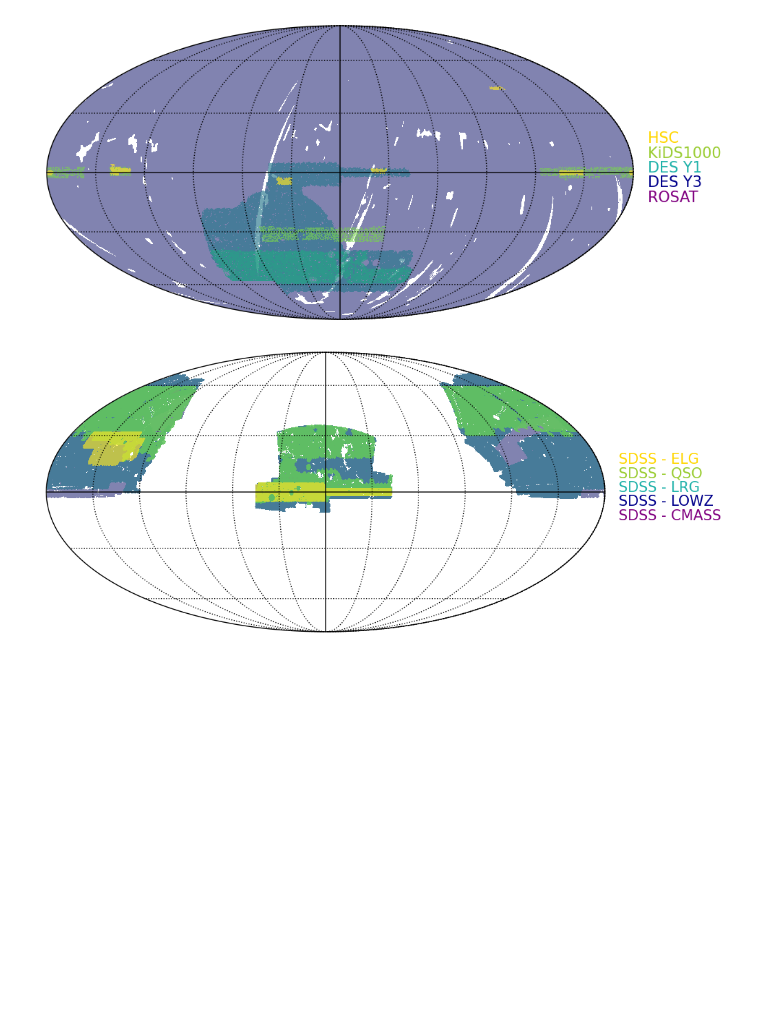
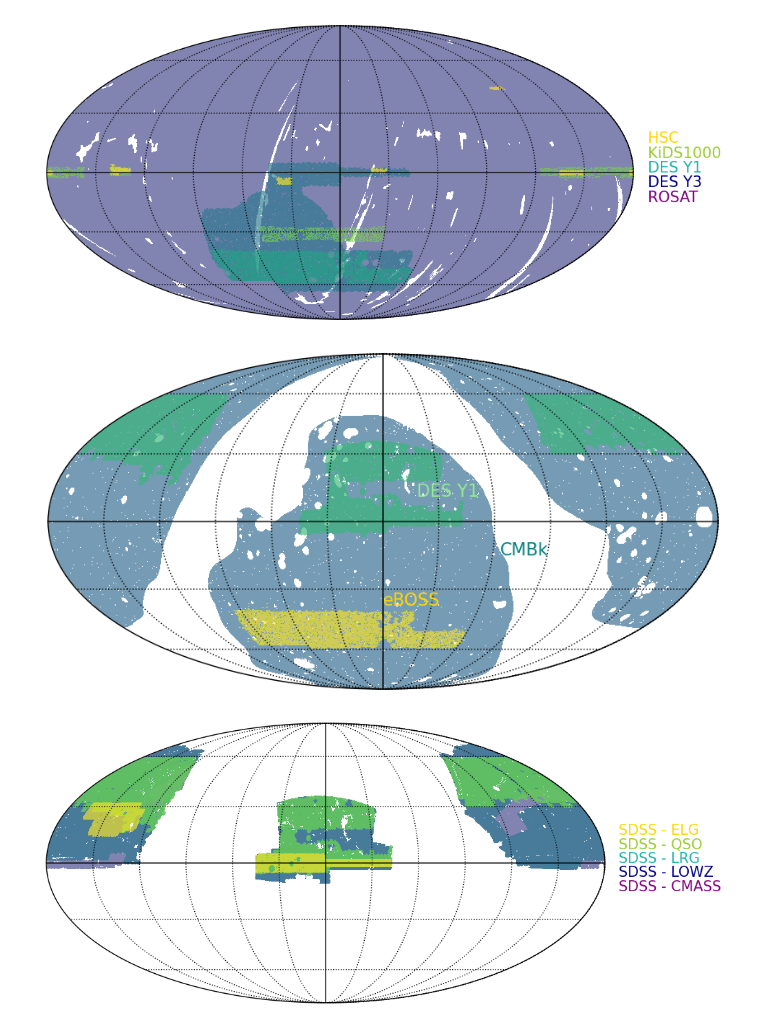
Before and after one commit to Cosmotheka/Cosmoteka_tutorials, a Jupyter notebook: tutorials/Masks.ipynb, the cells around one changed output. Cells and saved outputs as stored; diff of their text form; code cells hidden in the pictures; blank space fills up the shorter version.

```diff
--- a/tutorials/Masks.ipynb
+++ b/tutorials/Masks.ipynb
@@ -132,6 +132,31 @@ colors = ['purple', 'darkblue', "lightseagreen", 'yellowgreen', 'gold']
 plot_mollview(masks, labels, colors)
 # %% [output]
 [figure]
+# %%
+def plot_mollview2(masks, labels, colors):
+    n_masks = len(masks)
+    n_labels = len(labels)
+
+    if n_masks != n_labels:
+        print("Masks and labels have different dimensionality")
+    cbound = {'min': 0, 'max': n_masks}
+    hp.mollview(badcolor='lightgray')
+    for i in range(0, n_masks):
+        mask = scale_bin_map(masks[i], i+1)
+        hp.mollview(mask, badcolor='none',  alpha=0.66 * np.ones_like(mask),  reuse_axes=True, cbar=False, title='', **cbound)
+
+
+masks = [Planck_kappa_mask, SDSS_QSO_mask, DESY1_mask]
+labels = ["CMBk", "DES Y1", "eBOSS"]
+colors = ["teal", 'lightgreen', 'gold']
+plot_mollview2(masks, labels, colors)
+plt.text(0.7, -0.2, labels[0], fontsize=15, color=colors[0], horizontalalignment='left')
+plt.text(0.2, 0.15, labels[1], fontsize=15, color=colors[1], horizontalalignment='left')
+plt.text(0, -0.5, labels[2], fontsize=15, color=colors[2], horizontalalignment='left')
+hp.graticule()
+plt.savefig("/mnt/c/Users/jaime/Desktop/LimberJack_plots/7x2_footprint.pdf", bbox_inches='tight')
+# %% [output]
+[figure, added]
 # %%
 masks = [SDSS_CMASS_mask, SDSS_LOWZ_mask, SDSS_LRG_mask, SDSS_QSO_mask, SDSS_ELG_mask]
 labels = ["SDSS - CMASS", "SDSS - LOWZ", "SDSS - LRG", "SDSS - QSO",  "SDSS - ELG"]
```
Also changed, not shown: 1 other file.
